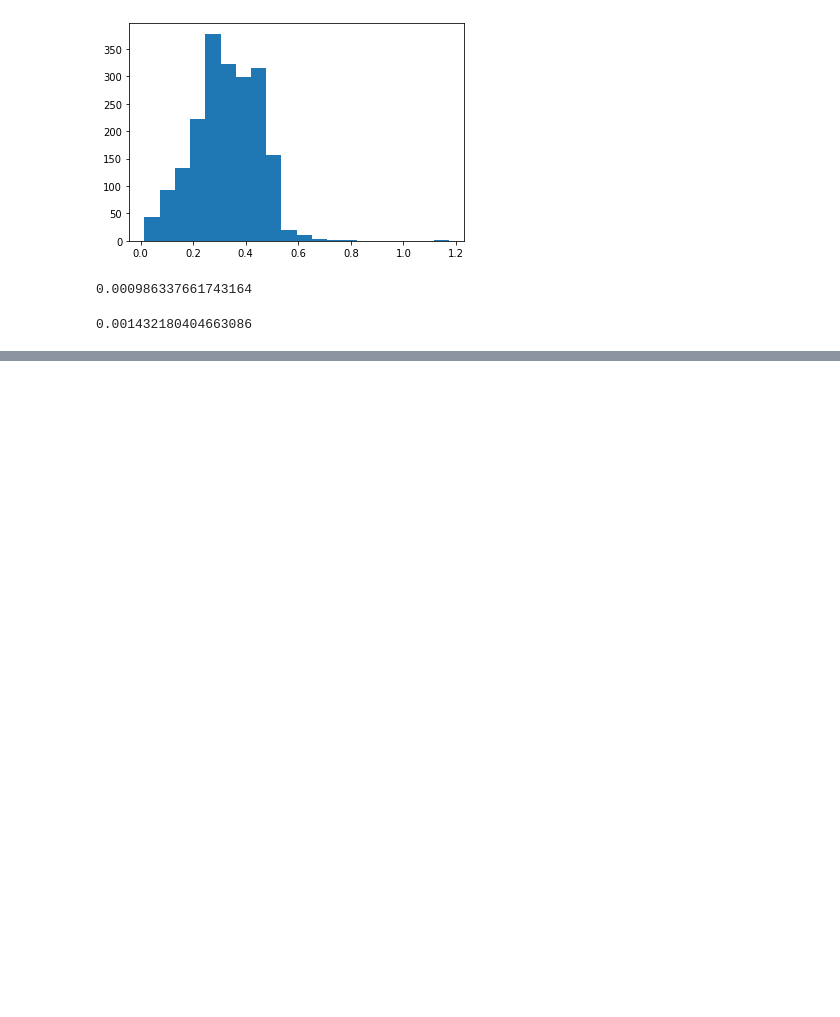
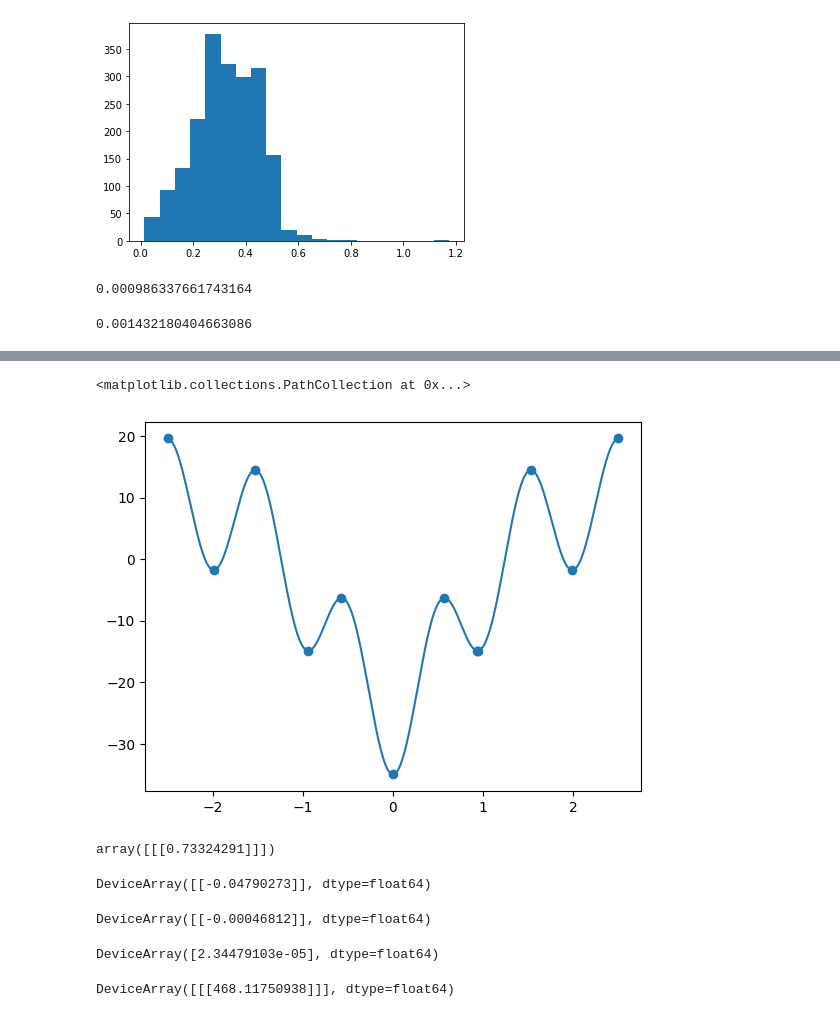
Before and after one commit to daniellengyel/FunctionApproximation, a Jupyter notebook: notebooks/AnalyzeCurvConfigGood.ipynb, the cells around one changed output, grey strips where cells are left out. Saved outputs shown, nothing was run; the diff lists cells and outputs as text; code cells hidden in the pictures; blank space fills up the shorter version.

```diff
--- a/notebooks/AnalyzeCurvConfigGood.ipynb
+++ b/notebooks/AnalyzeCurvConfigGood.ipynb
@@ -304,0 +392,34 @@ z_quadrics_f.shape
+# %%
+X_data = get_curv_hess_reparam(F, N_high, N_low, reparm_type="curv", use_norm=False)
+y_data = F.f(X_data)
+
+X_vis = np.linspace(F.bounds[0][0], F.bounds[0][1], N_high)
+y_vis = F.f(X_vis.reshape(-1, 1))
+
+plt.plot(X_vis, y_vis)
+plt.scatter(X_data, y_data)
+# %% [output]
+<matplotlib.collections.PathCollection at 0x...>
+[figure, added]
+# %%
+k_l(F, jnp.array([[1.]]), reparm_type="curv", use_norm=True)
+# %% [output]
+array([[[0.73324291]]])
+# %%
+F.f1(jnp.array([[0.9379]]))
+# %% [output]
+DeviceArray([[-0.04790273]], dtype=float64)
+# %%
+F.f1(jnp.array([[-1e-6]]))
+# %% [output]
+DeviceArray([[-0.00046812]], dtype=float64)
+# %%
+h = 1e-7
+x = 0.
+(F.f(jnp.array([[x + h]])) - F.f(jnp.array([[x]])))/h
+# %% [output]
+DeviceArray([2.34479103e-05], dtype=float64)
+# %%
+F.f2(jnp.array([[1e-10]]))
+# %% [output]
+DeviceArray([[[468.11750938]]], dtype=float64)
```
Also changed, not shown: parts of 8 cells of this notebook, 13 other files.
